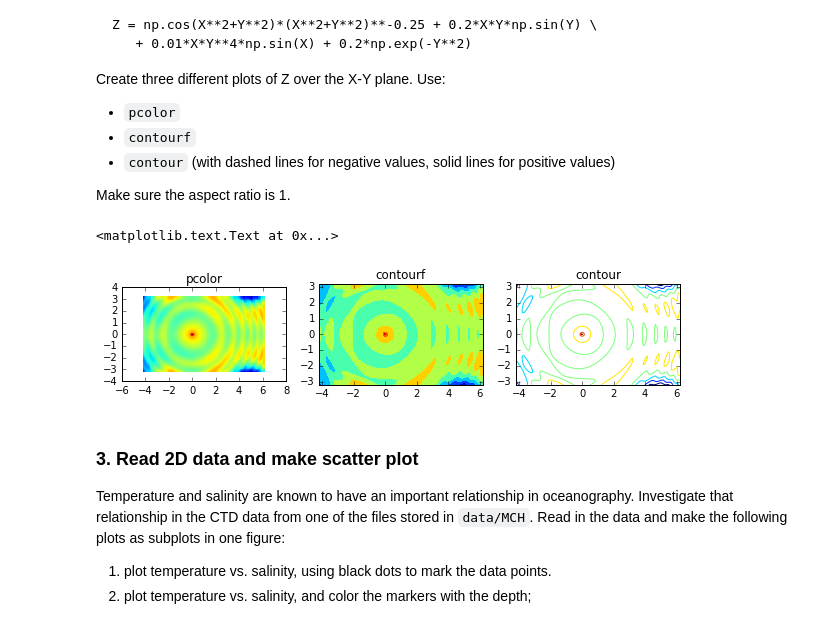
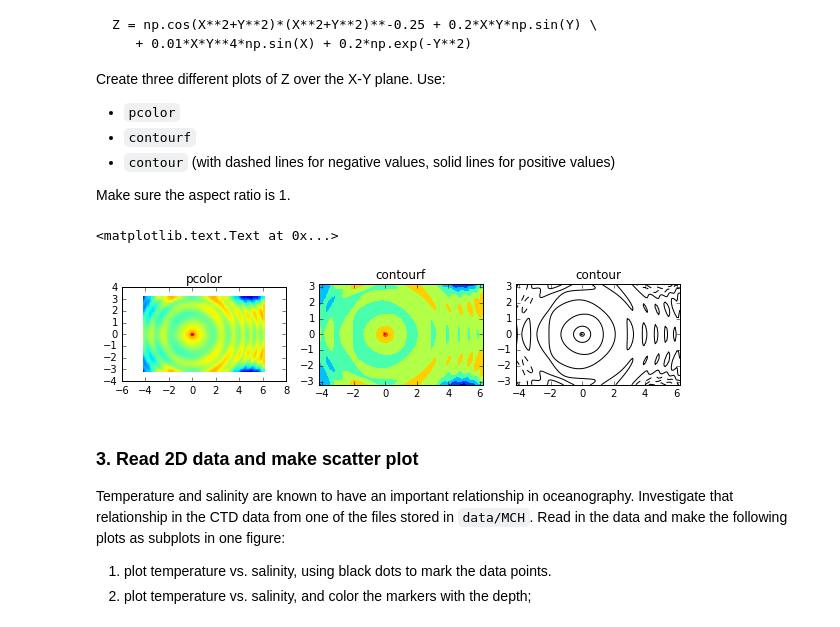
Before and after one commit to djvecellio/OCNG689-hw, a Jupyter notebook: hw04-solution.ipynb, the cells around one changed output. Saved outputs shown, nothing was run; the diff lists cells and outputs as text; code cells hidden in the pictures.

```diff
--- a/hw04-solution.ipynb
+++ b/hw04-solution.ipynb
@@ -62,26 +64,27 @@ Make sure the aspect ratio is 1.
 # %%
 X, Y = np.meshgrid(np.linspace(-4.2, 6.2, 101), np.linspace(-3.2, 3.2, 101))
 Z = np.cos(X**2+Y**2)*(X**2+Y**2)**-0.25 + 0.2*X*Y*np.sin(Y) \
    + 0.01*X*Y**4*np.sin(X) + 0.2*np.exp(-Y**2)
 
 fig = plt.figure(figsize=(10,10))
 ax1 = fig.add_subplot(131)
 ax1.pcolor(X,Y,Z)
 ax1.set_aspect(1)
 ax1.set_title('pcolor')
 
 ax2 = fig.add_subplot(132)
 ax2.contourf(X,Y,Z)
 ax2.set_aspect(1)
 ax2.set_title('contourf')
 
 ax3 = fig.add_subplot(133)
-ax3.contour(X,Y,Z)
+matplotlib.rcParams['contour.negative_linestyle'] = 'dashed'
+ax3.contour(X,Y,Z,colors='k')
 ax3.set_aspect(1)
 ax3.set_title('contour')
 # %% [output]
 <matplotlib.text.Text at 0x...>
-[figure, old version]
+[figure, new version]
 # %% [markdown]
 ### 3. Read 2D data and make scatter plot
 
```
Also changed, not shown: parts of 2 cells of this notebook.
